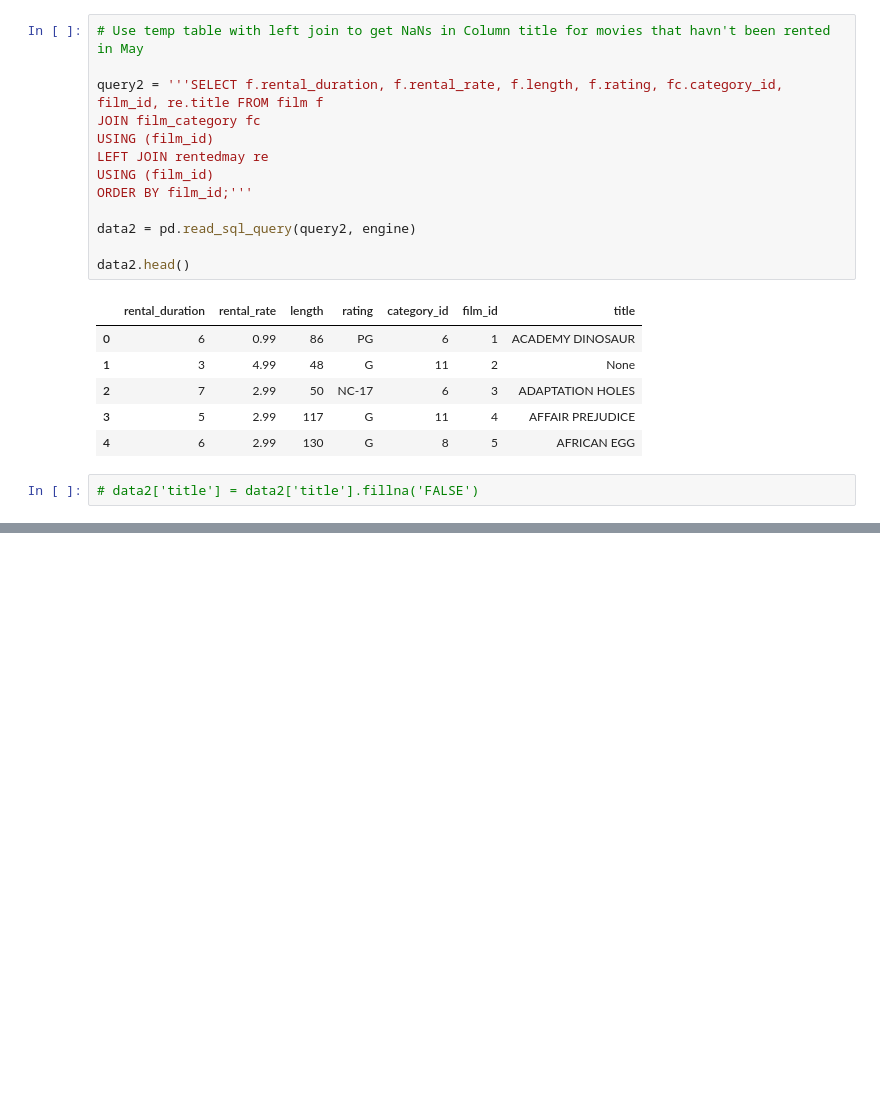
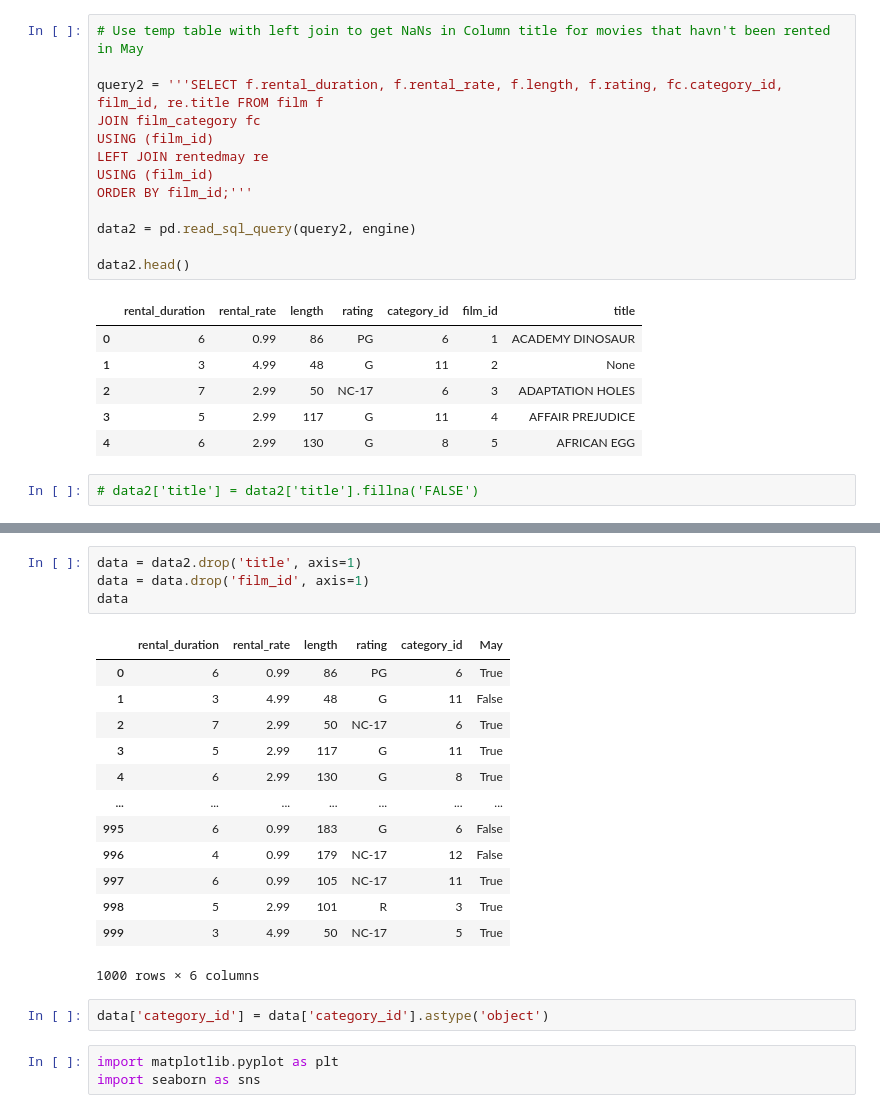
Before and after one commit to JPSittinger/lab-predictions-logistic-regression, a Jupyter notebook: Solution.ipynb, the cells around one changed output, grey strips where cells are left out. Saved outputs shown, nothing was run; the diff lists cells and outputs as text; blank space fills up the shorter version.

```diff
--- a/Solution.ipynb
+++ b/Solution.ipynb
@@ -97,0 +128,23 @@ data2['title'].value_counts()
+# %%
+data = data2.drop('title', axis=1)
+data = data.drop('film_id', axis=1)
+data
+# %% [output]
+|  | rental_duration | rental_rate | length | rating | category_id | May |
+| 0 | 6 | 0.99 | 86 | PG | 6 | True |
+| 1 | 3 | 4.99 | 48 | G | 11 | False |
+| 2 | 7 | 2.99 | 50 | NC-17 | 6 | True |
+| 3 | 5 | 2.99 | 117 | G | 11 | True |
+| 4 | 6 | 2.99 | 130 | G | 8 | True |
+| ... | ... | ... | ... | ... | ... | ... |
+| 995 | 6 | 0.99 | 183 | G | 6 | False |
+| 996 | 4 | 0.99 | 179 | NC-17 | 12 | False |
+| 997 | 6 | 0.99 | 105 | NC-17 | 11 | True |
+| 998 | 5 | 2.99 | 101 | R | 3 | True |
+| 999 | 3 | 4.99 | 50 | NC-17 | 5 | True |
+1000 rows × 6 columns
+# %%
+data['category_id'] = data['category_id'].astype('object')
+# %%
+import matplotlib.pyplot as plt
+import seaborn as sns
```
Also changed, not shown: parts of 16 cells of this notebook.
